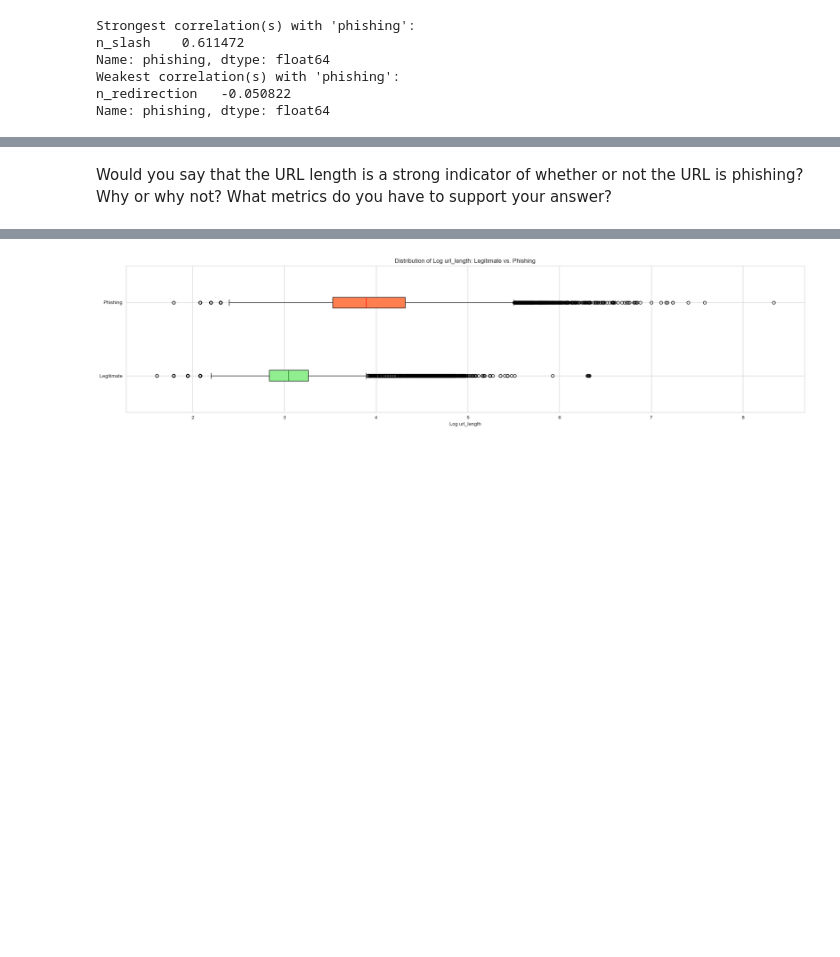
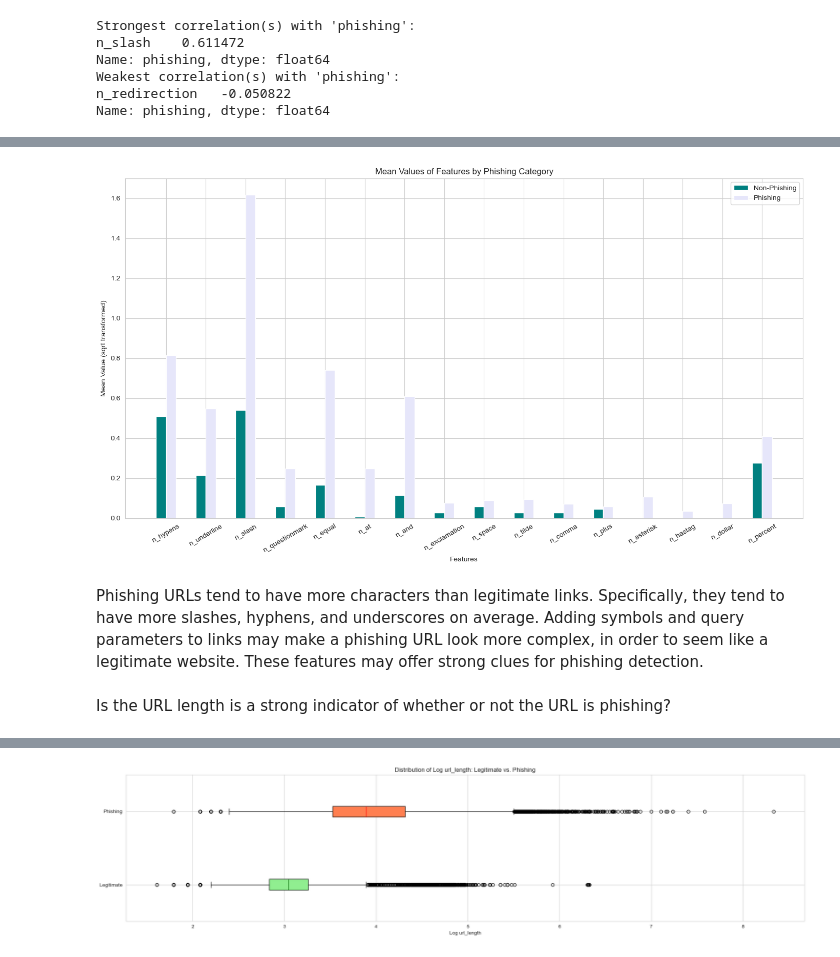
Before and after one commit to lnunag/DataAnalysis, a Jupyter notebook: Web Page Phishing/wpp.ipynb, the cells around one changed output, grey strips where cells are left out. Cells and saved outputs as stored; diff of their text form; code cells hidden in the pictures; blank space fills up the shorter version.

```diff
--- a/Web Page Phishing/wpp.ipynb
+++ b/Web Page Phishing/wpp.ipynb
@@ -141,5 +165,31 @@ Name: phishing, dtype: float64
+# %%
+url_elements = data.iloc[:, [2, 3, 4, 5, 6, 7, 8, 9, 10, 11, 12, 13, 14, 15, 16, 17, 19]].groupby('phishing').mean()
+
+# Apply square root transformation to handle skewness and outliers
+stat_data = np.sqrt(url_elements)
+
+n_features = len(stat_data.columns)
+index = np.arange(n_features)
+bar_width = 0.25
+
+plt.figure(figsize=(14, 8))
+
+plt.bar(index, stat_data.iloc[0], bar_width, label='Non-Phishing', color = 'teal')
+plt.bar(index + bar_width, stat_data.iloc[1], bar_width, label='Phishing', color = 'lavender')
+
+plt.xlabel('Features')
+plt.ylabel('Mean Value (sqrt transformed)')
+plt.title('Mean Values of Features by Phishing Category')
+plt.xticks(index + bar_width / 2, stat_data.columns, rotation=30)
+plt.legend()
+plt.tight_layout()
+plt.show()
+# %% [output]
+[figure, added]
+# %% [markdown]
+Phishing URLs tend to have more characters than legitimate links. Specifically, they tend to have more slashes, hyphens, and underscores on average. Adding symbols and query parameters to links may make a phishing URL look more complex, in order to seem like a legitimate website. These features may offer strong clues for phishing detection.
 # %% [markdown]
-Would you say that the URL length is a strong indicator of whether or not the URL is phishing?  Why or why not?  What metrics do you have to support your answer?
+Is the URL length is a strong indicator of whether or not the URL is phishing?
 # %%
 url_phishing_corr = data['url_length'].corr(data['phishing'])
 url_phishing_corr
```
Also changed, not shown: parts of 52 cells of this notebook.
